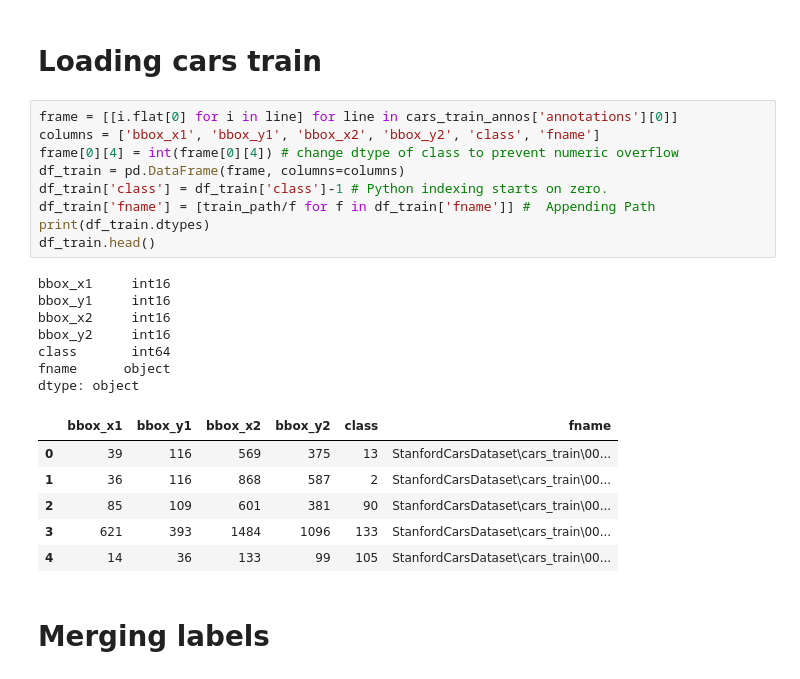
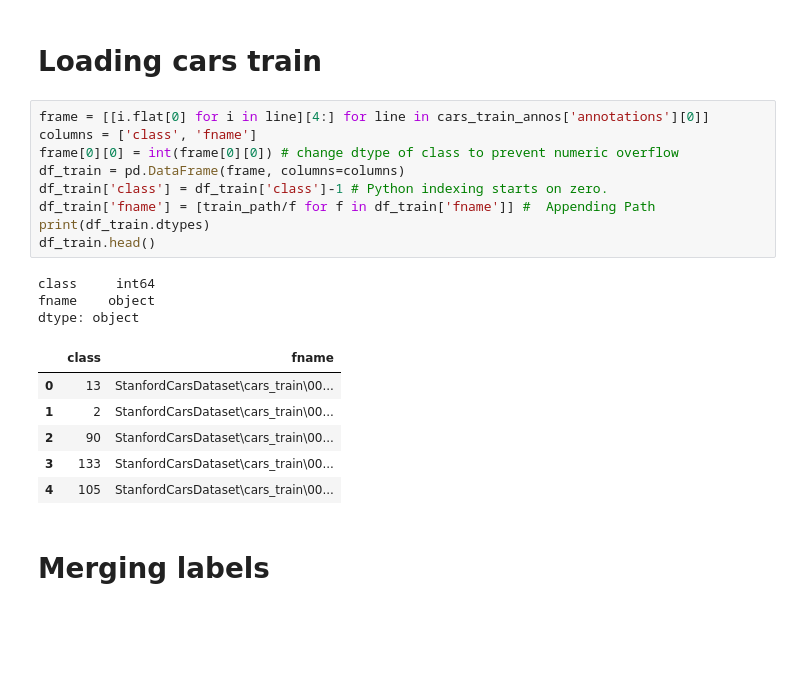
Before and after one commit to Poehavshi/Text2CarsGeneration, a Jupyter notebook: RawDatasetsPreprocessing/create_shards.ipynb, the cells around one changed output. Cells and saved outputs as stored; diff of their text form; blank space fills up the shorter version.

```diff
--- a/RawDatasetsPreprocessing/create_shards.ipynb
+++ b/RawDatasetsPreprocessing/create_shards.ipynb
@@ -106,28 +107,24 @@ labels
 # %% [markdown]
 # Loading cars train
 # %%
-frame = [[i.flat[0] for i in line] for line in cars_train_annos['annotations'][0]]
-columns = ['bbox_x1', 'bbox_y1', 'bbox_x2', 'bbox_y2', 'class', 'fname']
-frame[0][4] = int(frame[0][4]) # change dtype of class to prevent numeric overflow
+frame = [[i.flat[0] for i in line][4:] for line in cars_train_annos['annotations'][0]]
+columns = ['class', 'fname']
+frame[0][0] = int(frame[0][0]) # change dtype of class to prevent numeric overflow
 df_train = pd.DataFrame(frame, columns=columns)
 df_train['class'] = df_train['class']-1 # Python indexing starts on zero.
 df_train['fname'] = [train_path/f for f in df_train['fname']] #  Appending Path
 print(df_train.dtypes)
 df_train.head()
 # %% [output]
-bbox_x1     int16
-bbox_y1     int16
-bbox_x2     int16
-bbox_y2     int16
-class       int64
-fname      object
+class     int64
+fname    object
 dtype: object
-|  | bbox_x1 | bbox_y1 | bbox_x2 | bbox_y2 | class | fname |
-| 0 | 39 | 116 | 569 | 375 | 13 | StanfordCarsDataset\cars_train\00... |
-| 1 | 36 | 116 | 868 | 587 | 2 | StanfordCarsDataset\cars_train\00... |
-| 2 | 85 | 109 | 601 | 381 | 90 | StanfordCarsDataset\cars_train\00... |
-| 3 | 621 | 393 | 1484 | 1096 | 133 | StanfordCarsDataset\cars_train\00... |
-| 4 | 14 | 36 | 133 | 99 | 105 | StanfordCarsDataset\cars_train\00... |
+|  | class | fname |
+| 0 | 13 | StanfordCarsDataset\cars_train\00... |
+| 1 | 2 | StanfordCarsDataset\cars_train\00... |
+| 2 | 90 | StanfordCarsDataset\cars_train\00... |
+| 3 | 133 | StanfordCarsDataset\cars_train\00... |
+| 4 | 105 | StanfordCarsDataset\cars_train\00... |
 # %% [markdown]
 # Merging labels
 # %%
```
Also changed, not shown: parts of 23 cells of this notebook, 1 other file.
